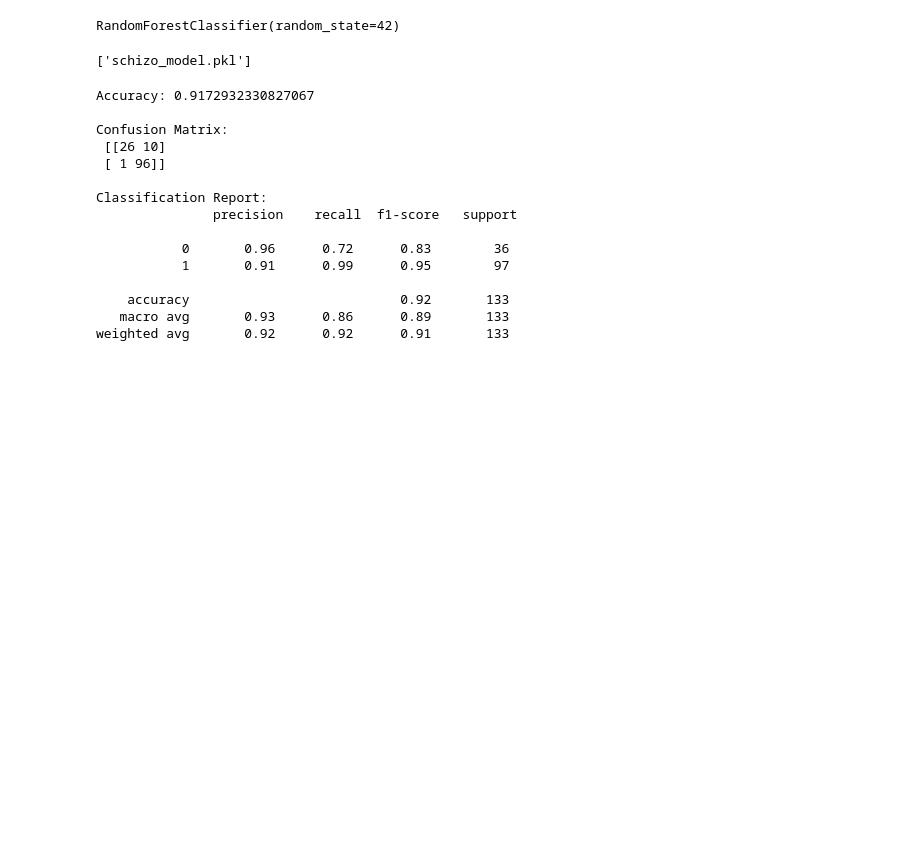
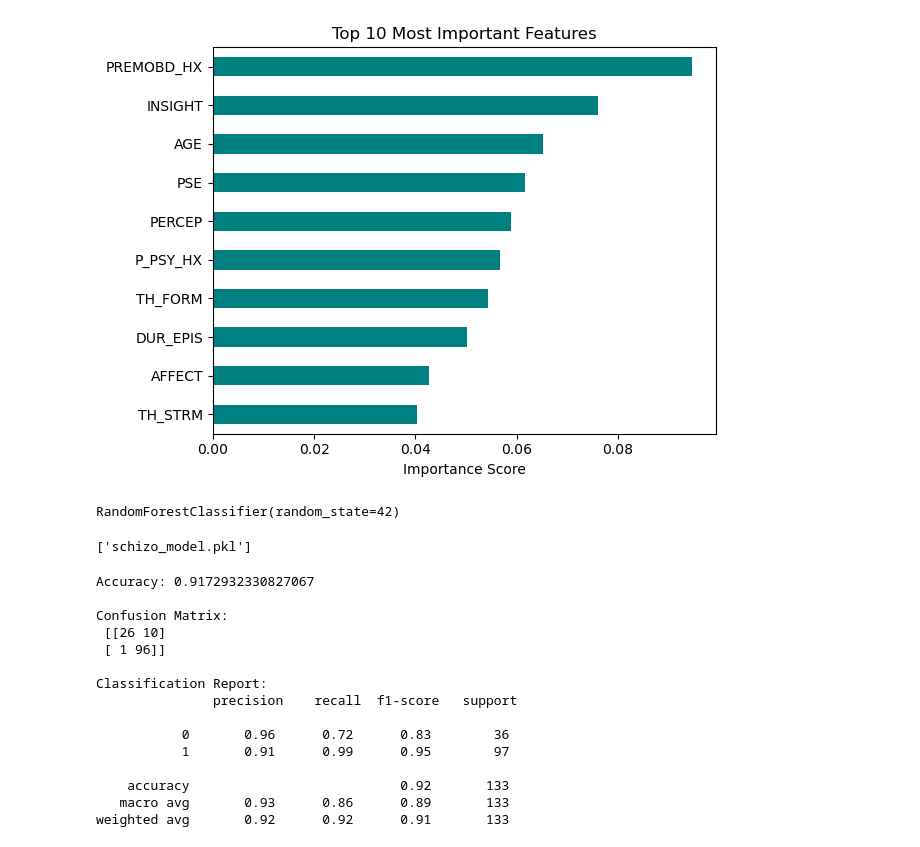
Before and after one commit to niol08/schizophrenia-ML-model, a Jupyter notebook: schizophrenia-model.ipynb, the cells around one changed output. Saved outputs shown, nothing was run; the diff lists cells and outputs as text; code cells hidden in the pictures; blank space fills up the shorter version.

```diff
--- a/schizophrenia-model.ipynb
+++ b/schizophrenia-model.ipynb
@@ -44,3 +89,17 @@ for col in df.columns:
+# %%
+feat_imp = pd.Series(model.feature_importances_, index=X.columns)
+top_10 = feat_imp.nlargest(10)
+
+# Plot
+top_10.plot(kind='barh', color='teal')
+plt.title("Top 10 Most Important Features")
+plt.xlabel("Importance Score")
+plt.gca().invert_yaxis()
+plt.tight_layout()
+plt.savefig('my_plot_invert_bar.png', dpi=300, bbox_inches='tight')
+plt.show()
+# %% [output]
+[figure, added]
 # %%
 # Split into input and output
 X = df.drop(columns=['CLASS'])
```
Also changed, not shown: parts of 4 cells of this notebook, 6 other files.
